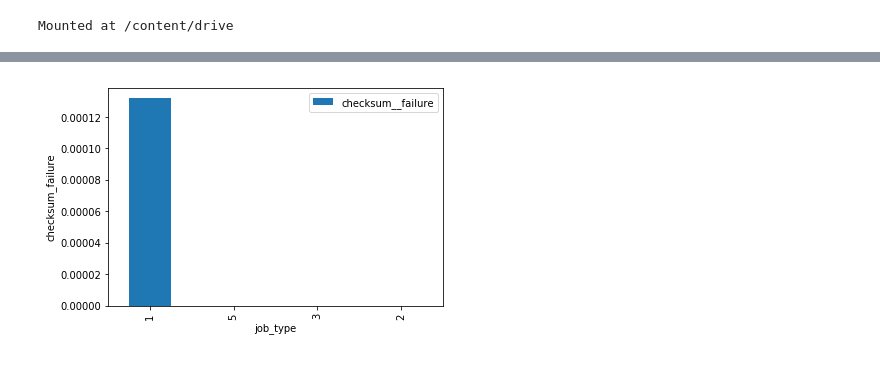
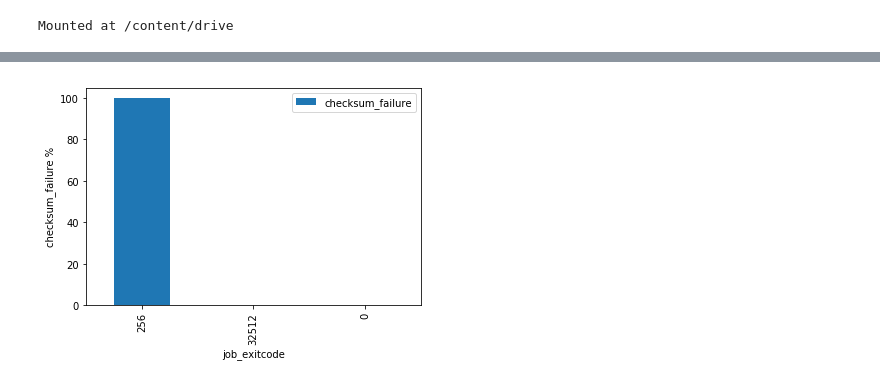
Before and after one commit to pegasus-isi/iris, a Jupyter notebook: results/events_es.ipynb, the cells around one changed output, grey strips where cells are left out. Saved outputs shown, nothing was run; the diff lists cells and outputs as text; code cells hidden in the pictures.

```diff
--- a/results/events_es.ipynb
+++ b/results/events_es.ipynb
@@ -13,8 +14,8 @@ df = pd.read_csv(csv_file)
 # %% [output]
 Mounted at /content/drive
 # %%
-#Counting total integrity errors that occurred in the data
-integrity_err_count = df['checksum__failure'].sum()
+#Counting total integrity errors that occurred in the data only in bamboo users
+integrity_err_count = df['checksum_failure'].sum()
 print("Total integrity errors ",integrity_err_count)
 print(df.columns)
 # %% [output]
@@ -61,15 +146,15 @@ plt.show()
 # %%
-
-#job types where integrity errors occurred
-top_integrity_err_jobtype = df.groupby(["job__type"])["checksum__failure"].agg('mean').apply(lambda x:x/integrity_err_count).sort_values(ascending=False)#.filter(lambda x :x["checksum__failure"]!=0)
+#job exit codes where integrity errors occurred
+top_integrity_err_jobtype = df.groupby(["job_exitcode"])["checksum_failure"].agg('sum').apply(lambda x:x/integrity_err_count*100).sort_values(ascending=False)#.filter(lambda x :x["checksum__failure"]!=0)
 top_integrity_err_jobtype.plot.bar()
 import matplotlib.pyplot as plt
 # # plot between 2 attributes
 
 
-plt.xlabel("job_type")
-plt.ylabel("checksum_failure")
+plt.xlabel("job_exitcode")
+plt.ylabel("checksum_failure %")
 plt.legend()
 plt.show()
+#This chart denotes of all the checksum failure in collected data how many checksum failures had a specific job_exitcode,
 # %% [output]
-[figure, old version]
+[figure, new version]
```
Also changed, not shown: parts of 27 cells of this notebook, 4 other files.
